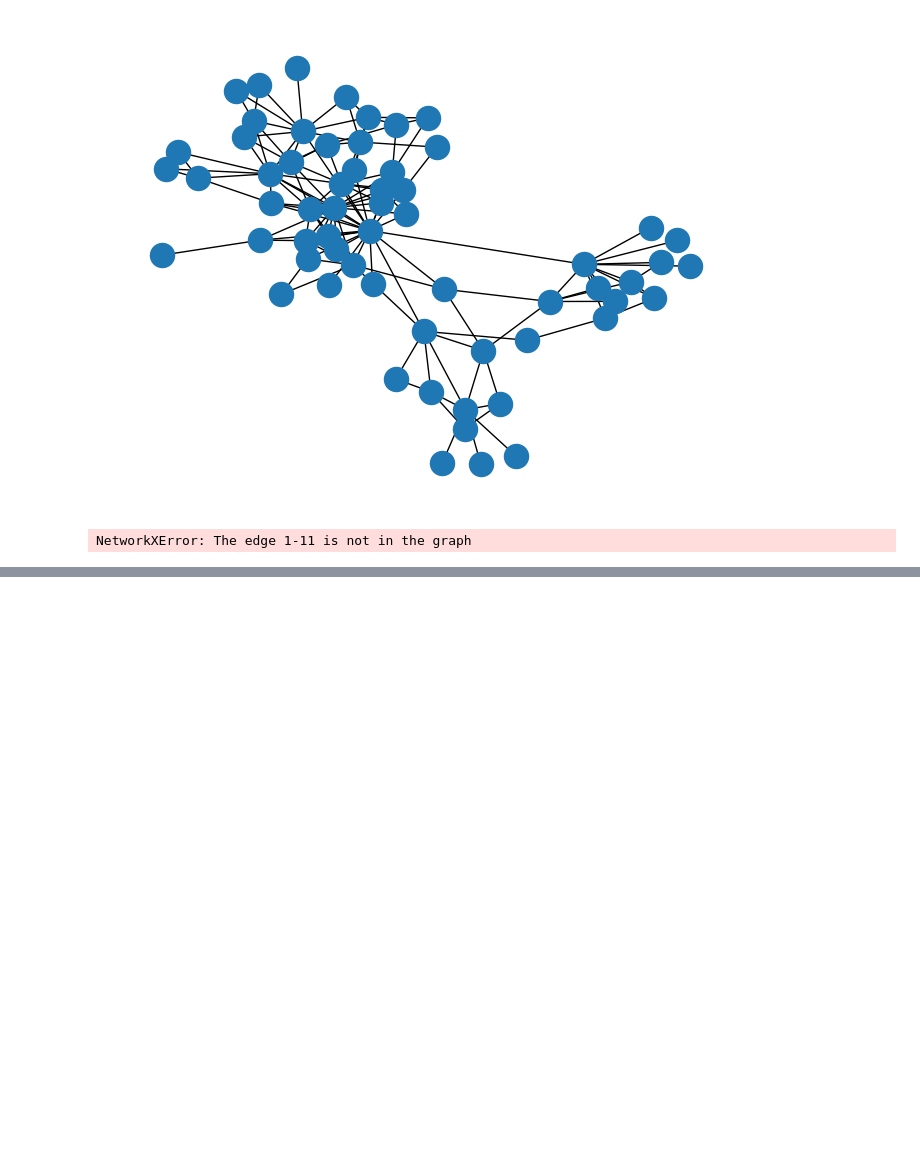
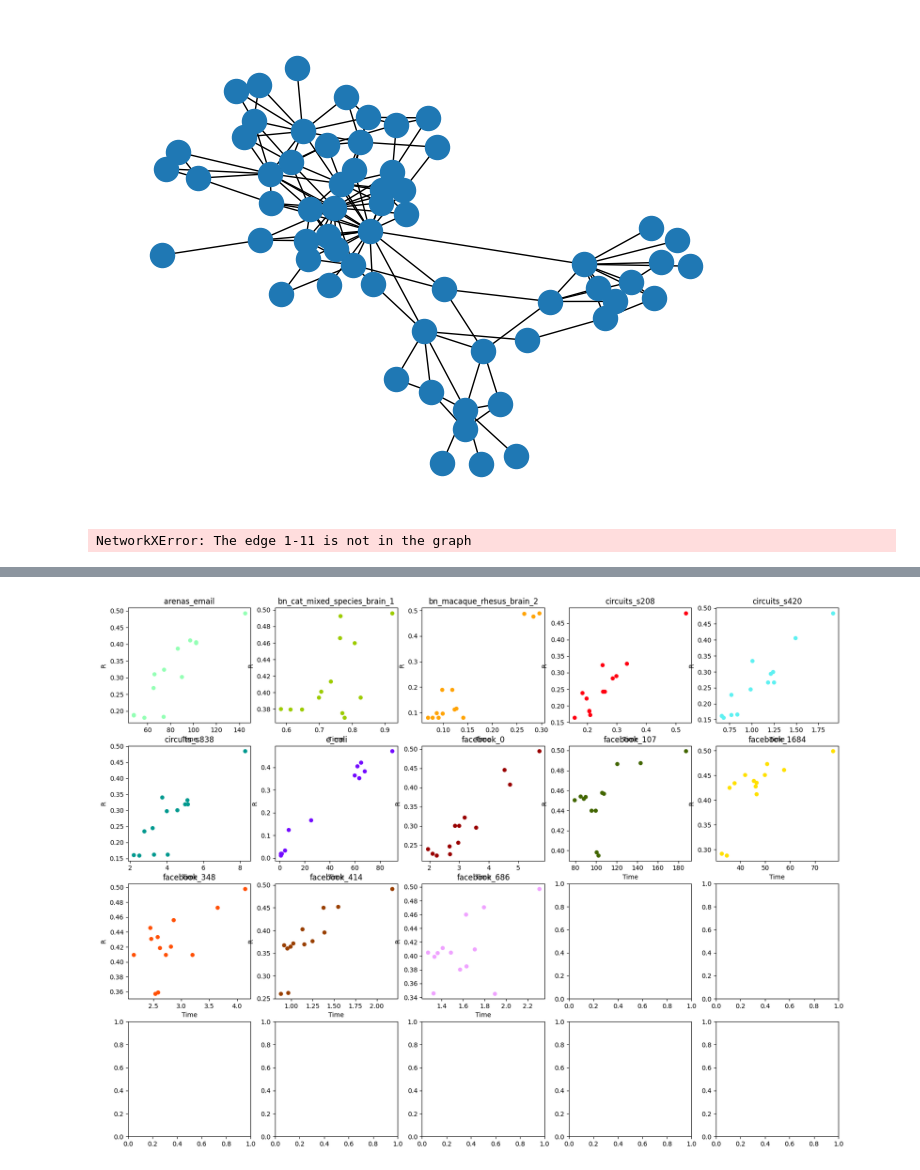
Before and after one commit to raysas/network-disintegration-attacks, a Jupyter notebook: code/test.ipynb, the cells around one changed output, grey strips where cells are left out. Cells and saved outputs as stored; diff of their text form; code cells hidden in the pictures; blank space fills up the shorter version.

```diff
--- a/code/test.ipynb
+++ b/code/test.ipynb
@@ -831,0 +902,28 @@ plt.legend(bbox_to_anchor=(1.05, 1), loc='upper left', borderaxespad=0.)
+# %%
+fig, axs = plt.subplots(4, 5, figsize=(20, 15))
+axs = axs.ravel()
+
+labs = ["BC", "CC", "DC", "NBC", "PLCi", "percolation", "proximity", "MEB", "MEC", "MED", "DWT", "random", "greedy"]
+names = ['arenas_email', 'bn_cat_mixed_species_brain_1', 'bn_macaque_rhesus_brain_2', 'circuits_s208', 'circuits_s420', 'circuits_s838', 'e_coli', 'facebook_0', 'facebook_107', 'facebook_1684', 'facebook_348', 'facebook_414', 'facebook_686', 'polbooks', 'word_adjacencies', 'corruption', 'crime_net', 'email', 'jazz', 'petster_hamster']
+
+for i in range(13):
+    x = df2.iloc[i].tolist()[1:]
+    y = df.iloc[i].tolist()[1:]
+    axs[i].scatter(x, y, marker='.', s=120, color=colors[i])  # Assign color to each method
+    axs[i].set_title(names[i])
+    axs[i].set_xlabel('Time')
+    axs[i].set_ylabel('R')
+
+# # Extracting unique scatter plot labels and colors for legend
+# scatter_labels, scatter_colors = [], []
+# for i in range(len(labs)):
+#     scatter_labels.append(plt.Line2D([0], [0], marker='.', color='w', markerfacecolor=colors[i], markersize=10))
+#     scatter_colors.append(labs[i])
+
+# plt.tight_layout()
+
+# # Creating a legend with custom scatter plot markers and corresponding labels
+# plt.legend(scatter_labels, scatter_colors, bbox_to_anchor=(1.05, 1), loc='upper left', borderaxespad=0.)
+# plt.show()
+# %% [output]
+[figure, added]
```
Also changed, not shown: parts of 4 cells of this notebook, 8 other files.
